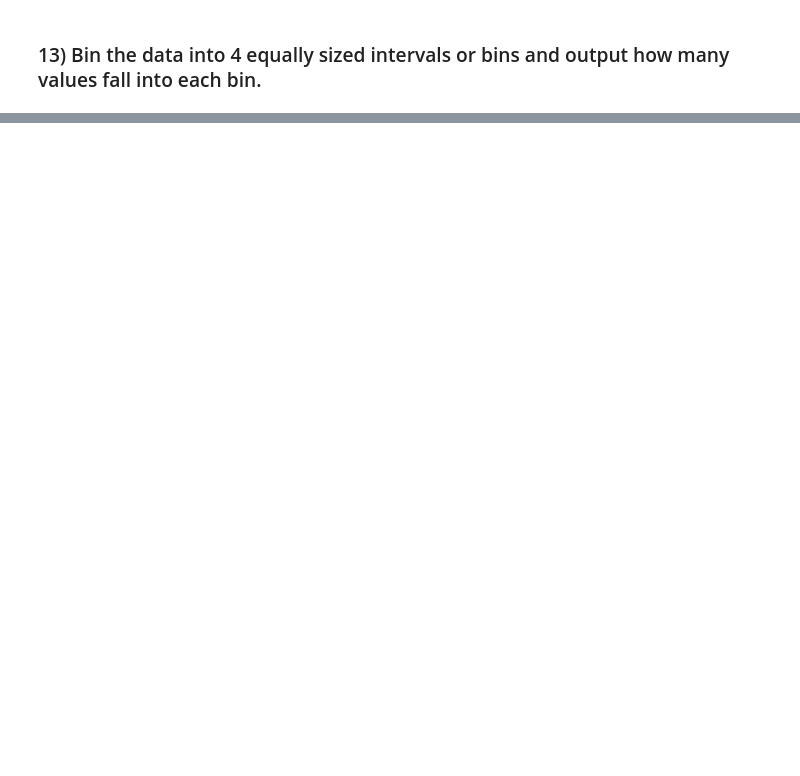
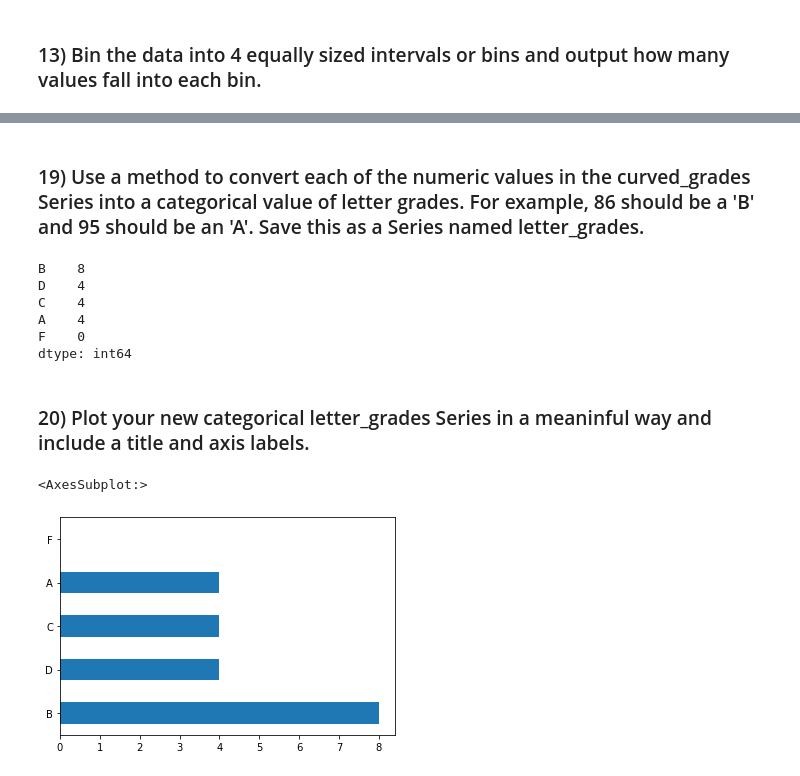
Before and after one commit to jeneyring/data_science_libraries, a Jupyter notebook: pandas_series.ipynb, the cells around one changed output, grey strips where cells are left out. Cells and saved outputs as stored; diff of their text form; code cells hidden in the pictures; blank space fills up the shorter version.

```diff
--- a/pandas_series.ipynb
+++ b/pandas_series.ipynb
@@ -602,0 +681,6 @@ Categories (4, interval[float64, right]): [(-4511.11, 1197705.993] < (1197705.99
+# %%
+curve = 100 - exam_scores.max()
+
+curved_grades = exam_scores + curve
+
+curved_grades
@@ -602,0 +705,22 @@ Categories (4, interval[float64, right]): [(-4511.11, 1197705.993] < (1197705.99
+# %% [markdown]
+### 19) Use a method to convert each of the numeric values in the curved_grades Series into a categorical value of letter grades. For example, 86 should be a 'B' and 95 should be an 'A'. Save this as a Series named letter_grades.
+# %%
+
+bins = [0,60,70,80,90,100]
+
+labels = ['F','D','C','B','A']
+pd.cut(curved_grades, bins =bins , labels=labels).value_counts()
+# %% [output]
+B    8
+D    4
+C    4
+A    4
+F    0
+dtype: int64
+# %% [markdown]
+### 20) Plot your new categorical letter_grades Series in a meaninful way and include a title and axis labels.
+# %%
+pd.cut(curved_grades, bins =bins , labels=labels).value_counts().plot.barh()
+# %% [output]
+<AxesSubplot:>
+[figure, added]
```
Also changed, not shown: parts of 22 cells of this notebook.
